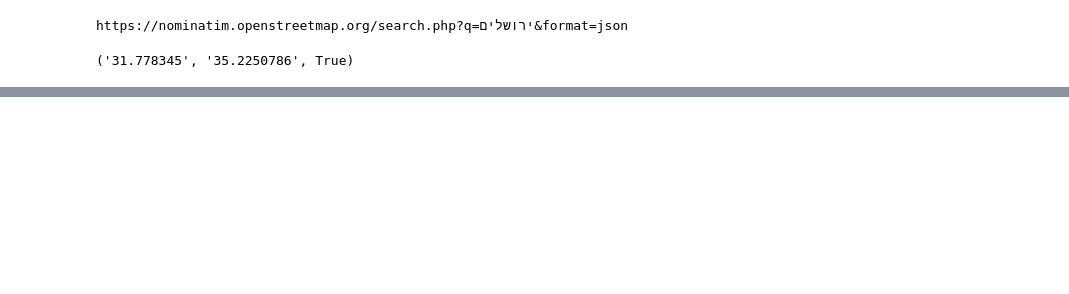
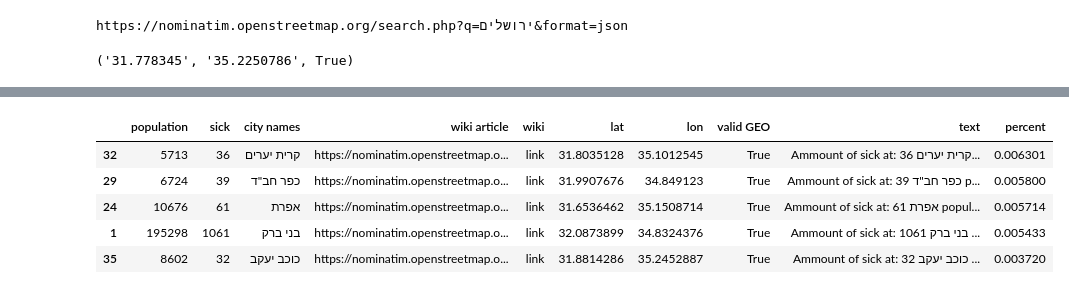
Before and after one commit to nick-armenta/coronaJupyter, a Jupyter notebook: corona cities.ipynb, the cells around one changed output, grey strips where cells are left out. Saved outputs shown, nothing was run; the diff lists cells and outputs as text; code cells hidden in the pictures; blank space fills up the shorter version.

```diff
--- a/corona cities.ipynb
+++ b/corona cities.ipynb
@@ -144,2 +130,12 @@ fig.show()
 # %% [output]
 [interactive output not drawn]
+# %%
+cities_pretty['percent'] = cities_pretty['sick']/cities_pretty['population']
+display(HTML(cities_pretty.sort_values(by=['percent'],ascending=False).head().to_html(escape=False)))
+# %% [output]
+|  | population | sick | city names | wiki article | wiki | lat | lon | valid GEO | text | percent |
+| 32 | 5713 | 36 | קרית יערים | https://nominatim.openstreetmap.o... | link | 31.8035128 | 35.1012545 | True | Ammount of sick at: קרית יערים 36... | 0.006301 |
+| 29 | 6724 | 39 | כפר חב"ד | https://nominatim.openstreetmap.o... | link | 31.9907676 | 34.849123 | True | Ammount of sick at: כפר חב"ד 39 p... | 0.005800 |
+| 24 | 10676 | 61 | אפרת | https://nominatim.openstreetmap.o... | link | 31.6536462 | 35.1508714 | True | Ammount of sick at: אפרת 61 popul... | 0.005714 |
+| 1 | 195298 | 1061 | בני ברק | https://nominatim.openstreetmap.o... | link | 32.0873899 | 34.8324376 | True | Ammount of sick at: בני ברק 1061 ... | 0.005433 |
+| 35 | 8602 | 32 | כוכב יעקב | https://nominatim.openstreetmap.o... | link | 31.8814286 | 35.2452887 | True | Ammount of sick at: כוכב יעקב 32 ... | 0.003720 |
```
Also changed, not shown: parts of 10 cells of this notebook, 3 other files.
